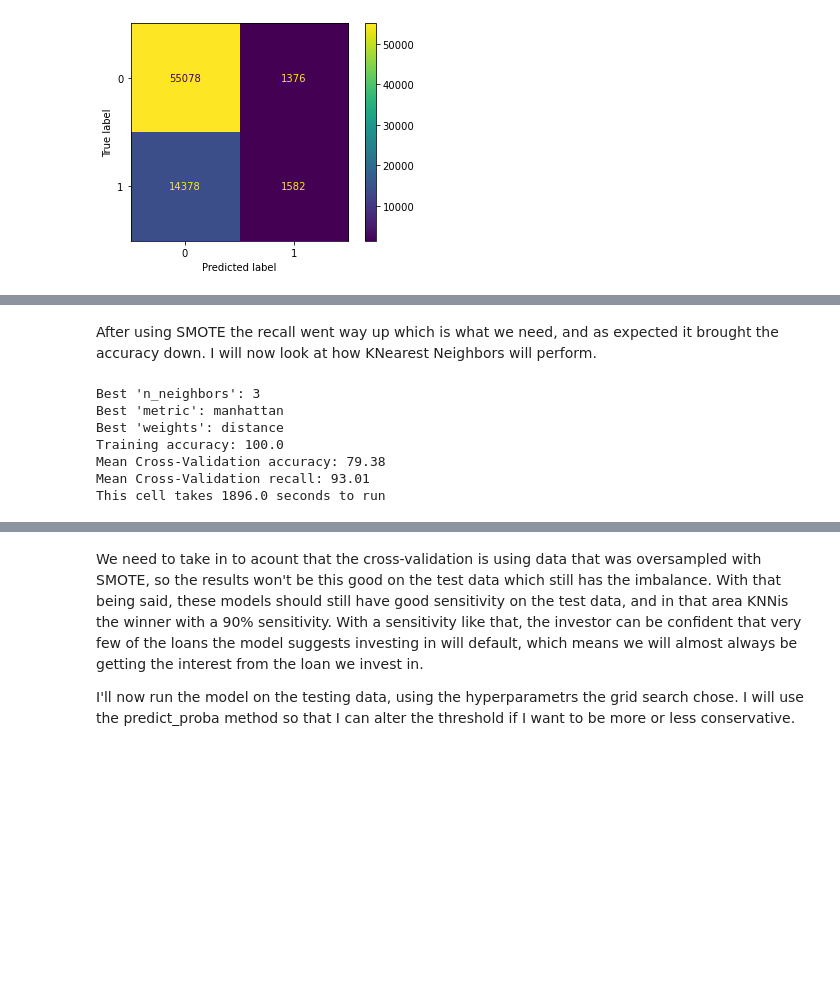
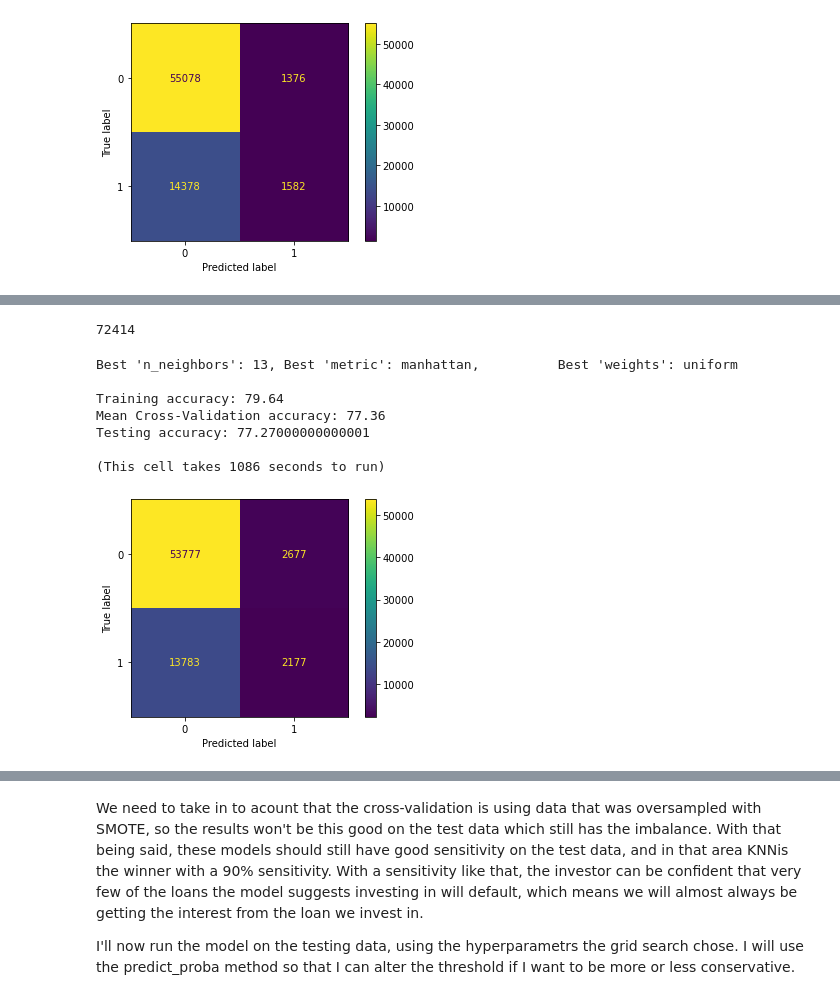
Before and after one commit to MNemanow/Loan_Default_classification, a Jupyter notebook: Modeling.ipynb, the cells around one changed output, grey strips where cells are left out. Cells and saved outputs as stored; diff of their text form; code cells hidden in the pictures; blank space fills up the shorter version.

```diff
--- a/Modeling.ipynb
+++ b/Modeling.ipynb
@@ -225,8 +224,10 @@ Mean Cross-Validation recall: 61.85000000000001
-# %% [markdown]
-After using SMOTE the recall went way up which is what we need, and as expected it brought the accuracy down. I will now look at how KNearest Neighbors will perform.
+# %%
+len(y_test)
+# %% [output]
+72414
 # %%
 # function for the grid search on KNearest Neighbors
-def knn(X_train, y_train, cv=3):
+def knn(X_train, X_test, y_train, y_test, cv=3):
 
     # Set GridSearchCV hyperparameters to compare & select
     param_grid = {
@@ -242,9 +243,9 @@ def knn(X_train, y_train, cv=3):
     gs.fit(X_train, y_train)
     # print out the best parameters
     params = gs.best_params_
-    print("Best 'n_neighbors':",params['n_neighbors'])
-    print("Best 'metric':", params['metric'])
-    print("Best 'weights':", params['weights'])
+    print(f"Best 'n_neighbors': {params['n_neighbors']}, Best 'metric': {params['metric']},\
+          Best 'weights': {params['weights']}")
+    print('')
     # instantiate new logistic regression with these parameters
     knn = KNeighborsClassifier(n_neighbors=params['n_neighbors'], metric=params['metric'],
                             weights=params['weights'])
@@ -252,22 +253,27 @@ def knn(X_train, y_train, cv=3):
     knn.fit(X_train, y_train)
     train_pred = knn.predict(X_train)
     print('Training accuracy:', round(accuracy_score(y_train, train_pred), 4)*100)
-    # Run cross-validation using the new knn and print the accuracy and recall
-    cv_results = cross_validate(knn, X_train, y_train, cv=cv, scoring=['recall', 'accuracy'])
-    print(f"Mean Cross-Validation accuracy: {round(cv_results['test_accuracy'].mean(), 4)*100}")
-    print(f"Mean Cross-Validation recall: {round(cv_results['test_recall'].mean(), 4)*100}")
+    # Run cross-validation using the new knn and print the accuracy
+    cv_results = cross_val_score(knn, X_train, y_train, cv=cv)
+    print("Mean Cross-Validation accuracy:", round(cv_results.mean(), 4)*100)
+    # print testing accuracy
+    y_pred = knn.predict(X_test)
+    print('Testing accuracy:', round(accuracy_score(y_test, y_pred), 4)*100)
+    # Plot Confusion Matrix
+    plot_confusion_matrix(knn, X_test, y_test)
 # %%
 # depending on computer power, this cell can take over a half hour to run.
 cell_start = time.time()
-knn(X_train_sm, y_train_sm)
+knn(X_train_ready, X_test_ready, y_train, y_test)
 print("")
-print(f'(This cell takes {round(time.time() - cell_start, 0)} seconds to run)')
+print(f'(This cell takes {int(time.time() - cell_start)} seconds to run)')
 # %% [output]
-Best 'n_neighbors': 3
-Best 'metric': manhattan
-Best 'weights': distance
-Training accuracy: 100.0
-Mean Cross-Validation accuracy: 79.38
-Mean Cross-Validation recall: 93.01
-This cell takes 1896.0 seconds to run
+Best 'n_neighbors': 13, Best 'metric': manhattan,          Best 'weights': uniform
+
+Training accuracy: 79.64
+Mean Cross-Validation accuracy: 77.36
+Testing accuracy: 77.27000000000001
+
+(This cell takes 1086 seconds to run)
+[figure, added]
 # %%
```
Also changed, not shown: parts of 24 cells of this notebook.
